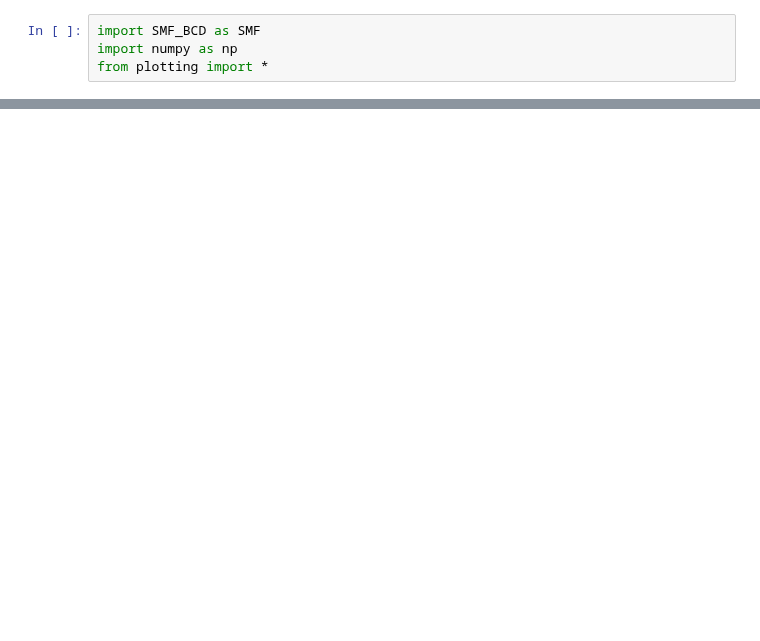
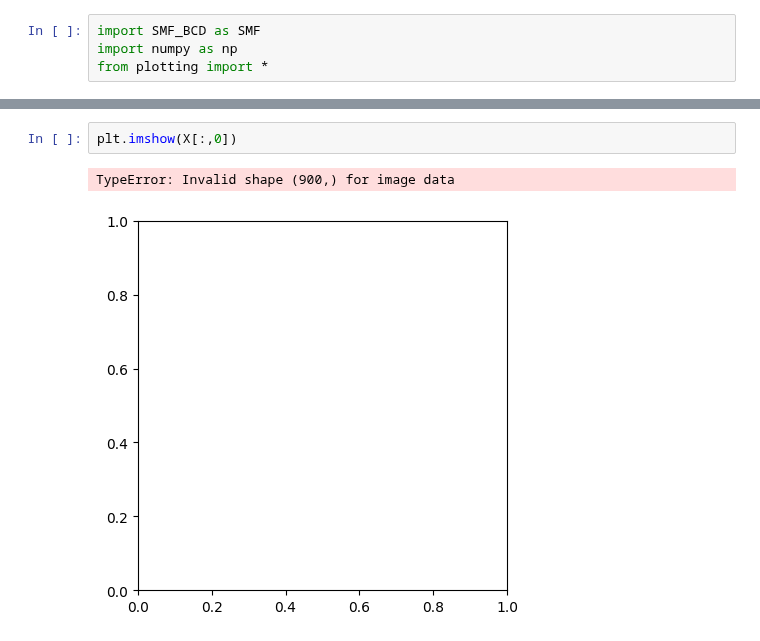
Before and after one commit to Yee-Millennium/REU2024_code, a Jupyter notebook: network_SMF.ipynb, the cells around one changed output, grey strips where cells are left out. Drawn from its saved outputs; the diff is of its cells as text; blank space fills up the shorter version.

```diff
--- a/network_SMF.ipynb
+++ b/network_SMF.ipynb
@@ -103,0 +90,5 @@ display_dictionary(save_name='Output/Test_Dictionaries', W=W, figsize=[20,20])
+# %%
+plt.imshow(X[:,0])
+# %% [output]
+TypeError: Invalid shape (900,) for image data
+[figure, added]
```
Also changed, not shown: parts of 9 cells of this notebook.
